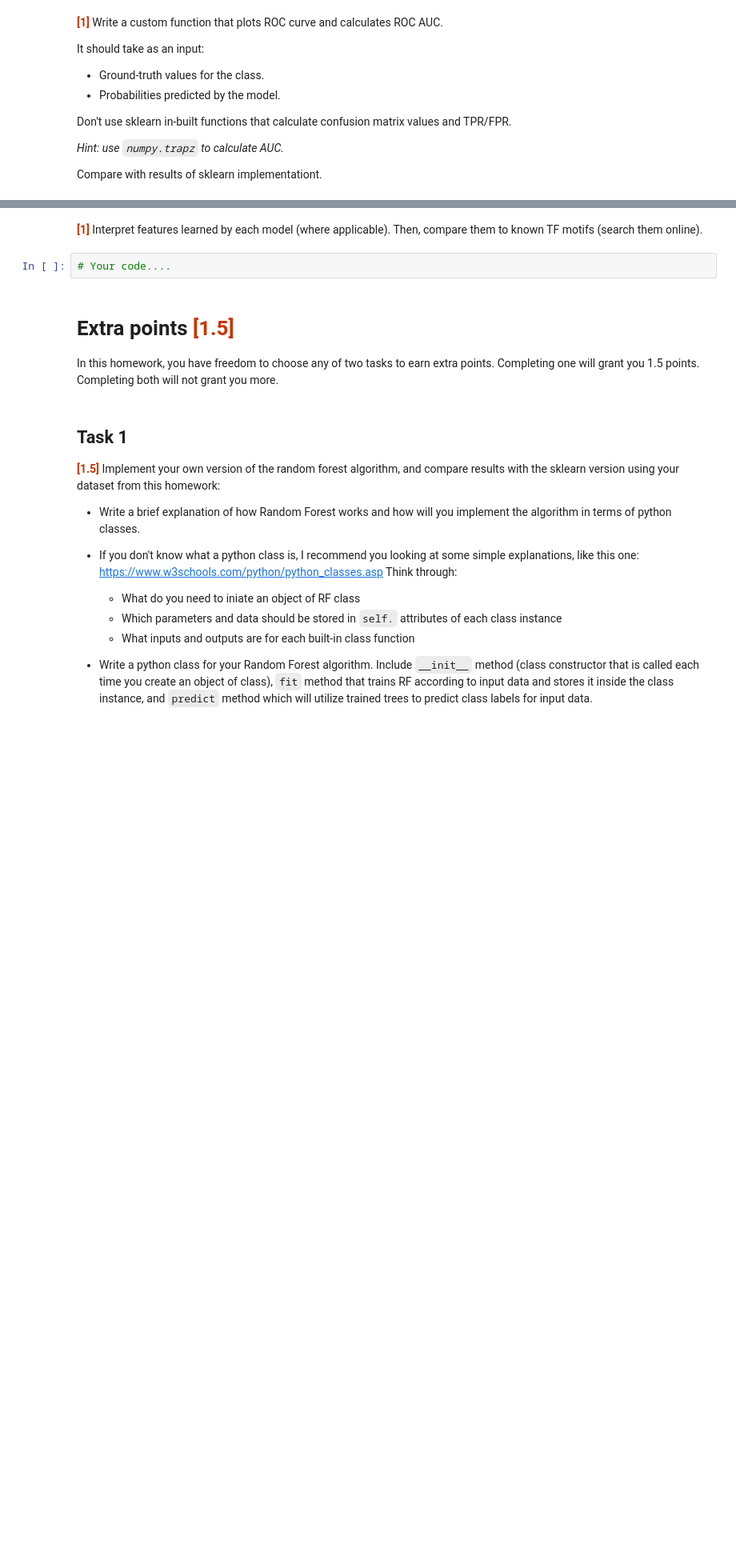
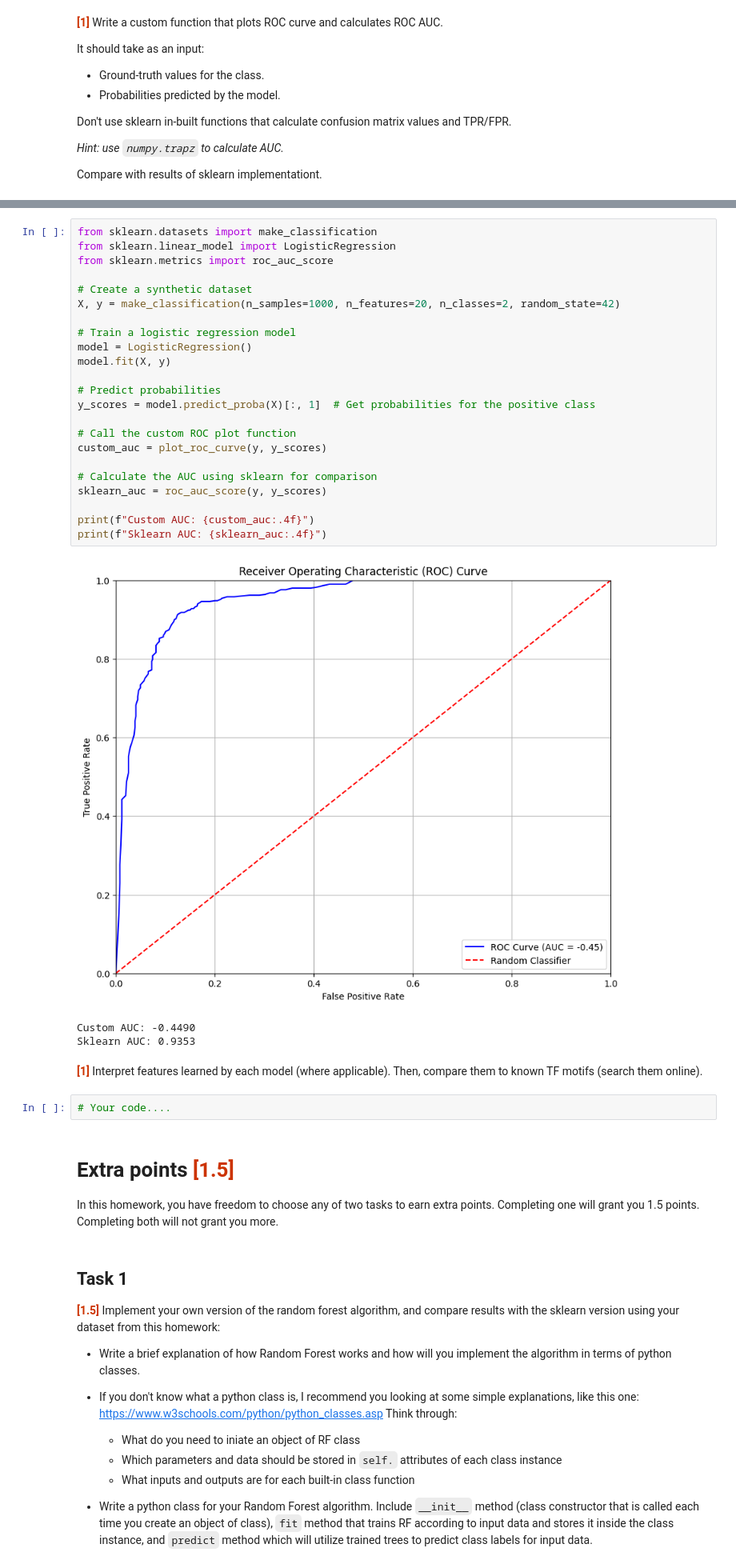
Before and after one commit to bulatych/ML_HSE, a Jupyter notebook: homeworks/HW_5_(Classification).ipynb, the cells around one changed output, grey strips where cells are left out. Shown at 80% size. Saved outputs shown, nothing was run; the diff lists cells and outputs as text; blank space fills up the shorter version.

```diff
--- a/homeworks/HW_5_(Classification).ipynb
+++ b/homeworks/HW_5_(Classification).ipynb
@@ -893,3 +887,30 @@ plt.show()
+# %%
+from sklearn.datasets import make_classification
+from sklearn.linear_model import LogisticRegression
+from sklearn.metrics import roc_auc_score
+
+# Create a synthetic dataset
+X, y = make_classification(n_samples=1000, n_features=20, n_classes=2, random_state=42)
+
+# Train a logistic regression model
+model = LogisticRegression()
+model.fit(X, y)
+
+# Predict probabilities
+y_scores = model.predict_proba(X)[:, 1]  # Get probabilities for the positive class
+
+# Call the custom ROC plot function
+custom_auc = plot_roc_curve(y, y_scores)
+
+# Calculate the AUC using sklearn for comparison
+sklearn_auc = roc_auc_score(y, y_scores)
+
+print(f"Custom AUC: {custom_auc:.4f}")
+print(f"Sklearn AUC: {sklearn_auc:.4f}")
+# %% [output]
+[figure, added]
+Custom AUC: -0.4490
+Sklearn AUC: 0.9353
 # %% [markdown]
 
 <font color=#c30>**[1]**</font> Interpret features learned by each model (where applicable). Then, compare them to known TF motifs (search them online).
```
Also changed, not shown: parts of 36 cells of this notebook.
